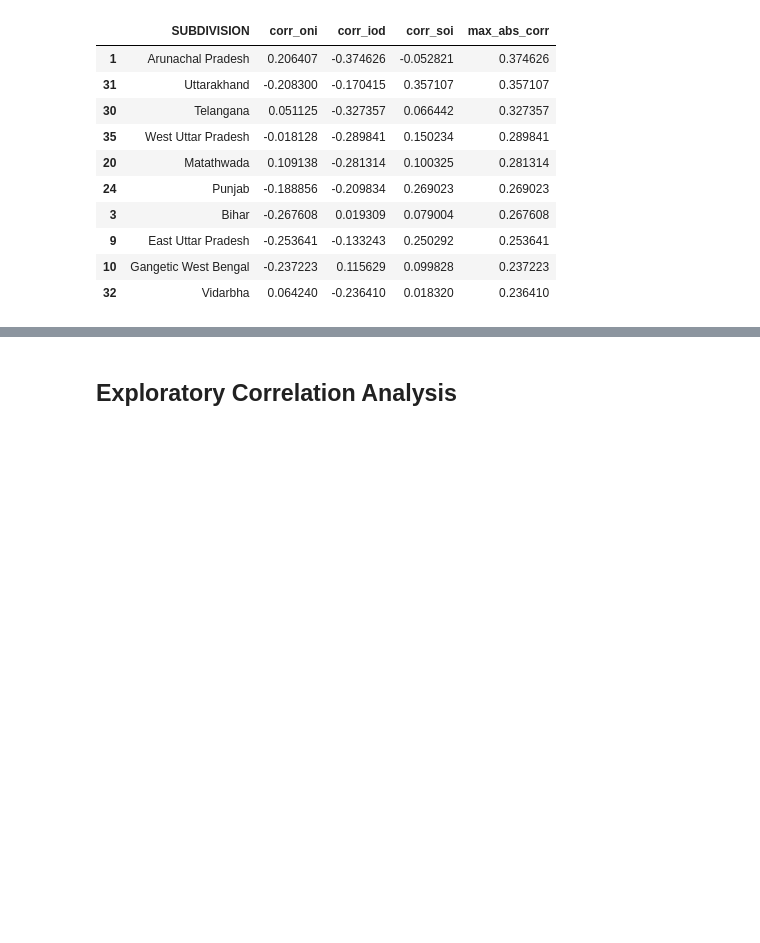
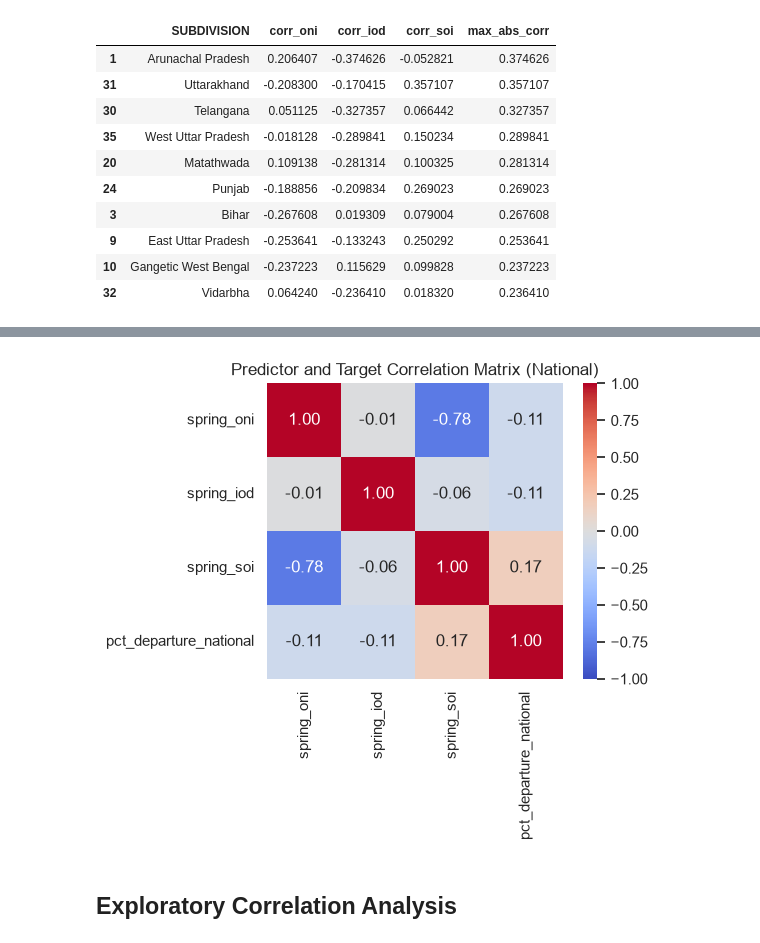
Before and after one commit to Tirumalashreya/monsoons-detection, a Jupyter notebook: notebooks/monsoon_prediction_pipeline.ipynb, the cells around one changed output, grey strips where cells are left out. Cells and saved outputs as stored; diff of their text form; code cells hidden in the pictures; blank space fills up the shorter version.

```diff
--- a/notebooks/monsoon_prediction_pipeline.ipynb
+++ b/notebooks/monsoon_prediction_pipeline.ipynb
@@ -229,3 +275,12 @@ regional_df shape: (2445, 7)
+# %%
+plt.figure(figsize=(6, 5))
+heatmap_corr = national_df[["spring_oni", "spring_iod", "spring_soi", "pct_departure_national"]].corr()
+sns.heatmap(heatmap_corr, annot=True, fmt=".2f", cmap="coolwarm", vmin=-1, vmax=1, square=True)
+plt.title("Predictor and Target Correlation Matrix (National)")
+plt.tight_layout()
+plt.show()
+# %% [output]
+[figure, added]
 # %% [markdown]
 ## Exploratory Correlation Analysis
 # %%
```
Also changed, not shown: parts of 3 cells of this notebook.
